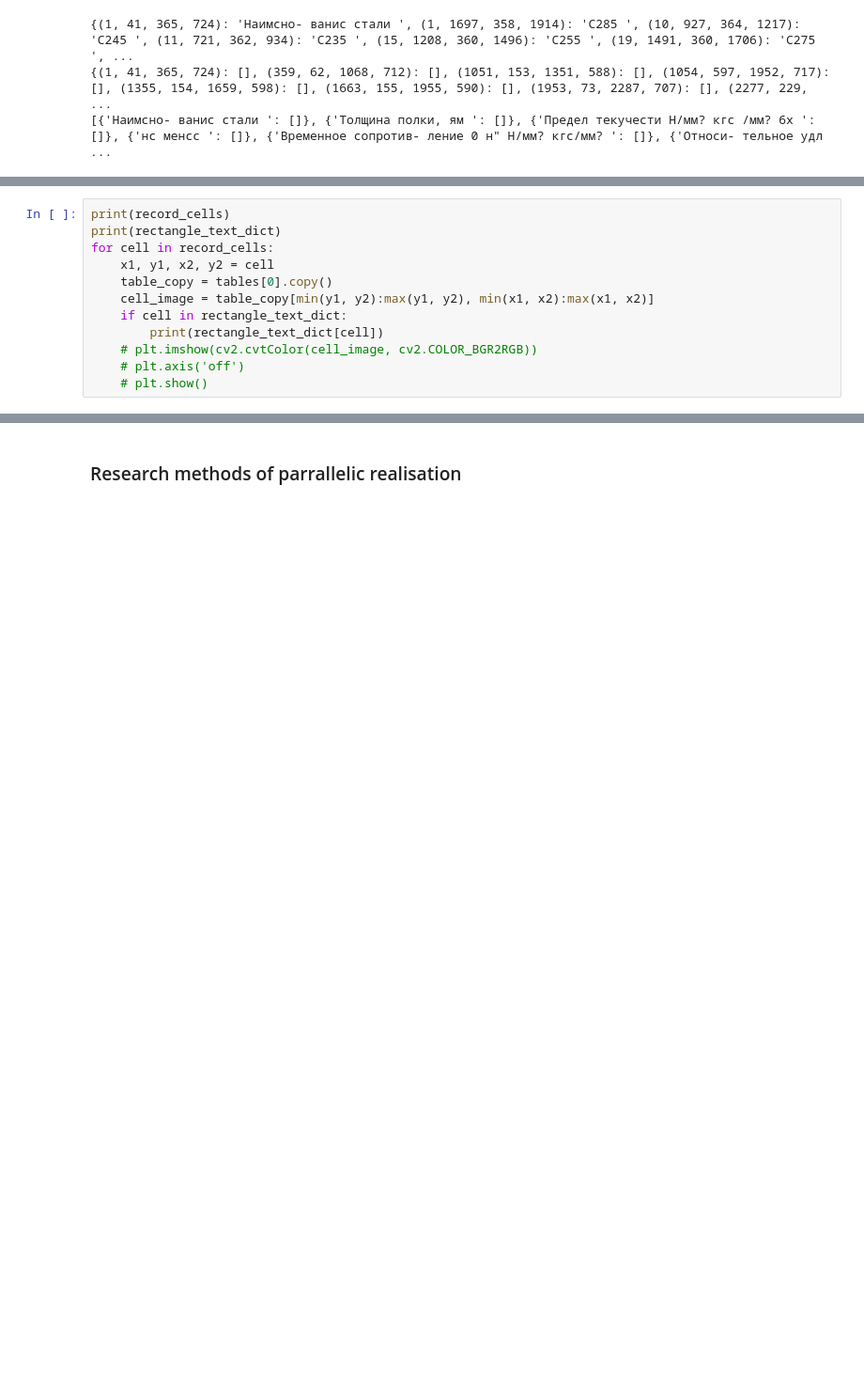
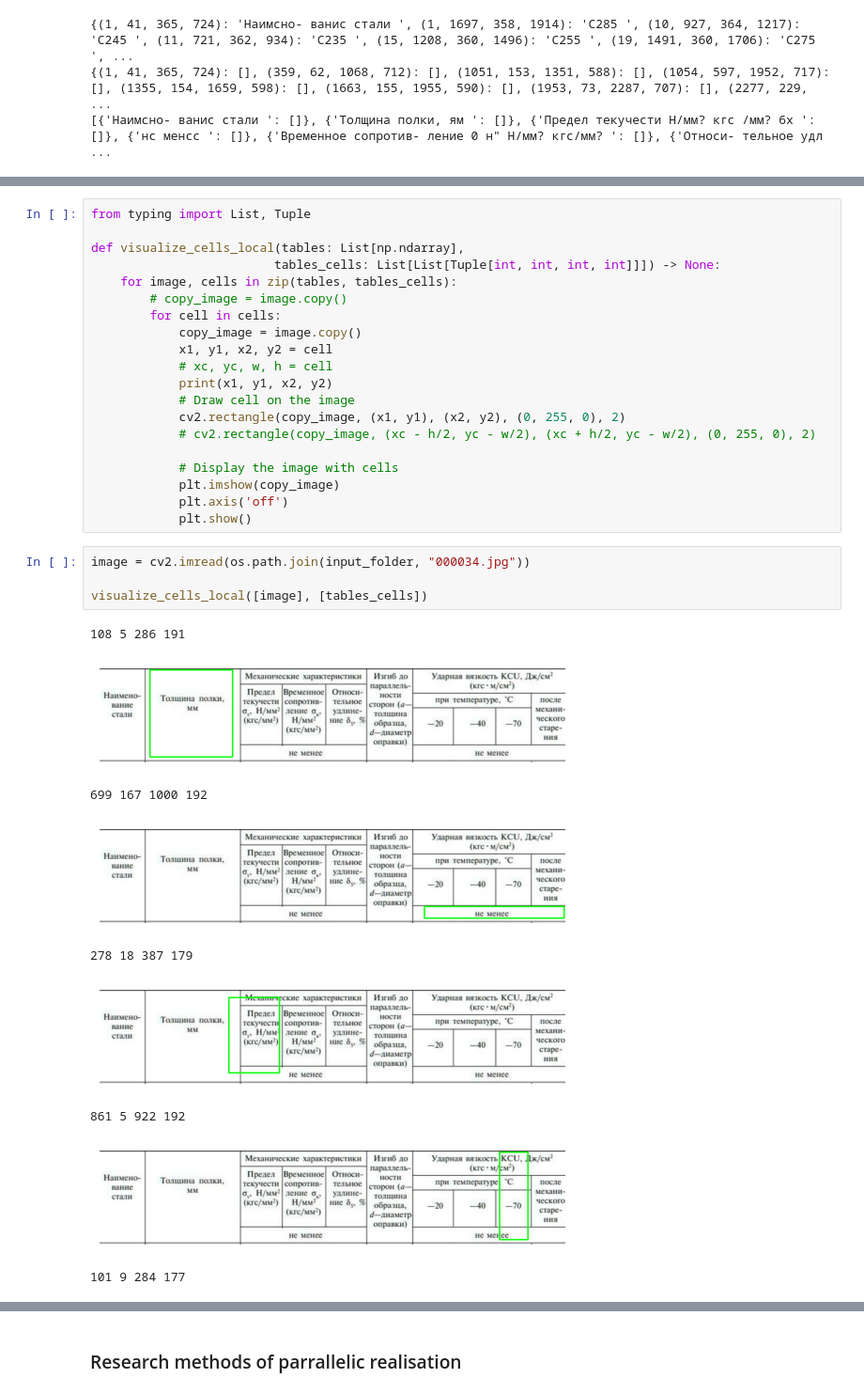
Before and after one commit to DikovAlexandr/TableExtraction, a Jupyter notebook: table_extraction/TableExtraction.ipynb, the cells around one changed output, grey strips where cells are left out. Shown at 94% size. Drawn from its saved outputs; the diff is of its cells as text; blank space fills up the shorter version.

```diff
--- a/table_extraction/TableExtraction.ipynb
+++ b/table_extraction/TableExtraction.ipynb
@@ -1103,12 +179,0 @@ add_lines_and_labels_to_image(result, tables[0], epsilon)
-# %%
-print(record_cells)
-print(rectangle_text_dict)
-for cell in record_cells:
-    x1, y1, x2, y2 = cell
-    table_copy = tables[0].copy()
-    cell_image = table_copy[min(y1, y2):max(y1, y2), min(x1, x2):max(x1, x2)]
-    if cell in rectangle_text_dict:
-        print(rectangle_text_dict[cell])
-    # plt.imshow(cv2.cvtColor(cell_image, cv2.COLOR_BGR2RGB))
-    # plt.axis('off')
-    # plt.show()
@@ -1114,0 +233,34 @@ for cell in record_cells:
+# %%
+from typing import List, Tuple
+
+def visualize_cells_local(tables: List[np.ndarray],
+                         tables_cells: List[List[Tuple[int, int, int, int]]]) -> None:
+    for image, cells in zip(tables, tables_cells):
+        # copy_image = image.copy()
+        for cell in cells:
+            copy_image = image.copy()
+            x1, y1, x2, y2 = cell
+            # xc, yc, w, h = cell
+            print(x1, y1, x2, y2)
+            # Draw cell on the image
+            cv2.rectangle(copy_image, (x1, y1), (x2, y2), (0, 255, 0), 2)
+            # cv2.rectangle(copy_image, (xc - h/2, yc - w/2), (xc + h/2, yc - w/2), (0, 255, 0), 2)
+
+            # Display the image with cells
+            plt.imshow(copy_image)
+            plt.axis('off')
+            plt.show()
+# %%
+image = cv2.imread(os.path.join(input_folder, "000034.jpg"))
+
+visualize_cells_local([image], [tables_cells])
+# %% [output]
+108 5 286 191
+[figure, added]
+699 167 1000 192
+[figure, added]
+278 18 387 179
+[figure, added]
+861 5 922 192
+[figure, added]
+101 9 284 177
```
Also changed, not shown: parts of 18 cells of this notebook, 53 other files.
